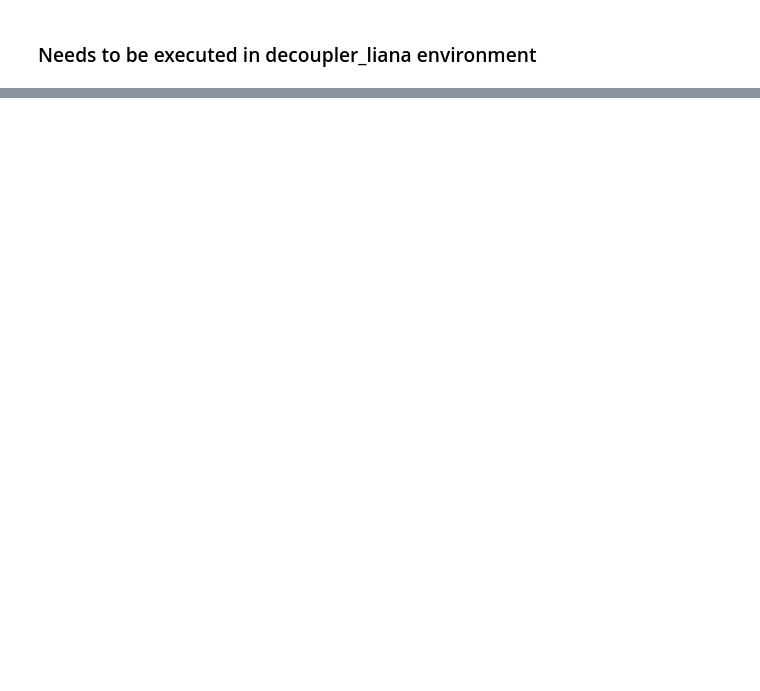
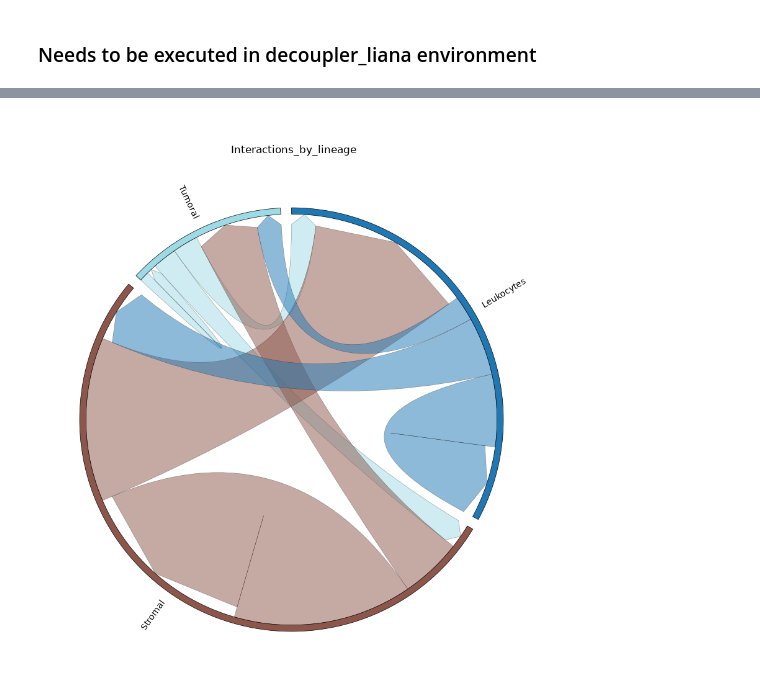
Before and after one commit to carlotarp/scRNA_pipeline_vm, a Jupyter notebook: 4a_liana_cell_communication.ipynb, the cells around one changed output, grey strips where cells are left out. Drawn from its saved outputs; the diff is of its cells as text; code cells hidden in the pictures; blank space fills up the shorter version.

```diff
--- a/4a_liana_cell_communication.ipynb
+++ b/4a_liana_cell_communication.ipynb
@@ -9,7 +12,7 @@ import matplotlib.pyplot as plt
 # Set Paths
 project_path = "/home/usuario/PROJECTS/260724_victor_scRNA/"
 results_path = project_path + "results/"
-results_GEMX_CC_path = results_path + "GEMX/CellCommunication/7500/"
+results_GEMX_CC_path = results_path + "GEMX/DecontX/CellCommunication/"
 # %%
 # Load Annotated Data in .h5ad Format
 adata = sc.read_h5ad(results_GEMX_CC_path + "fully_annotated_data.h5ad")
@@ -23,0 +26,22 @@ celltypes = adata.obs["celltype"].cat.categories  # adjust if not a categorical
+# %%
+liana_res = pd.read_csv(results_GEMX_CC_path+'liana.tsv', sep="\t", index_col=0)
+# %%
+def plot_chord(matrix, title):
+    circos = Circos.chord_diagram(
+        matrix,
+        space=3,
+        cmap="tab20",
+        label_kws=dict(size=10, r=105, orientation="vertical"),
+        link_kws=dict(ec="black", lw=0.3, direction=1),
+    )
+    fig = circos.plotfig()
+    fig.suptitle(title, y=1.02)
+    fig.savefig(results_GEMX_CC_path+title, dpi=300, bbox_inches="tight")
+    plt.show()
+    plt.close(fig)
+
+def build_interaction_matrix(res_df, sig_col="magnitude_rank", sig_thresh=0.05):
+    sig = res_df[res_df[sig_col] < sig_thresh]
+    counts = sig.groupby(["source", "target"]).size().reset_index(name="n_interactions")
+    matrix = counts.pivot(index="source", columns="target", values="n_interactions").fillna(0)
+    return matrix
@@ -23,0 +62,21 @@ celltypes = adata.obs["celltype"].cat.categories  # adjust if not a categorical
+# %%
+lineage_map = {
+    "TCell_naive": "Leukocytes", "TCell_cyto": "Leukocytes", "TCell_ex": "Leukocytes",
+    "BCell": "Leukocytes", "PlasmaBlast": "Leukocytes", "TAM": "Leukocytes",
+    "TAM_fibro": "Leukocytes", "TAM_proInflamm": "Leukocytes",
+    "pDC": "Leukocytes", "actDC": "Leukocytes", "cDC": "Leukocytes", "Mast": "Leukocytes",
+    "Proliferative": "Leukocytes", "Lymphatic": "Stromal",
+    "mCAF": "Stromal", "cCAF": "Stromal", "Endothelial": "Stromal",
+    "Adipocyte": "Stromal", "iCAF": "Stromal", "Pericyte": "Stromal",
+    "Lum": "Tumoral", "Her2+": "Tumoral", "TNBC": "Tumoral",
+}
+
+liana_res_lineage = liana_res.copy()
+liana_res_lineage["source"] = liana_res_lineage["source"].map(lineage_map)
+liana_res_lineage["target"] = liana_res_lineage["target"].map(lineage_map)
+
+lineage_matrix = build_interaction_matrix(liana_res_lineage, "magnitude_rank", sig_thresh=0.05)
+
+plot_chord(lineage_matrix, "Interactions_by_lineage")
+# %% [output]
+[figure, added]
```
Also changed, not shown: parts of 7 cells of this notebook, 11 other files.
